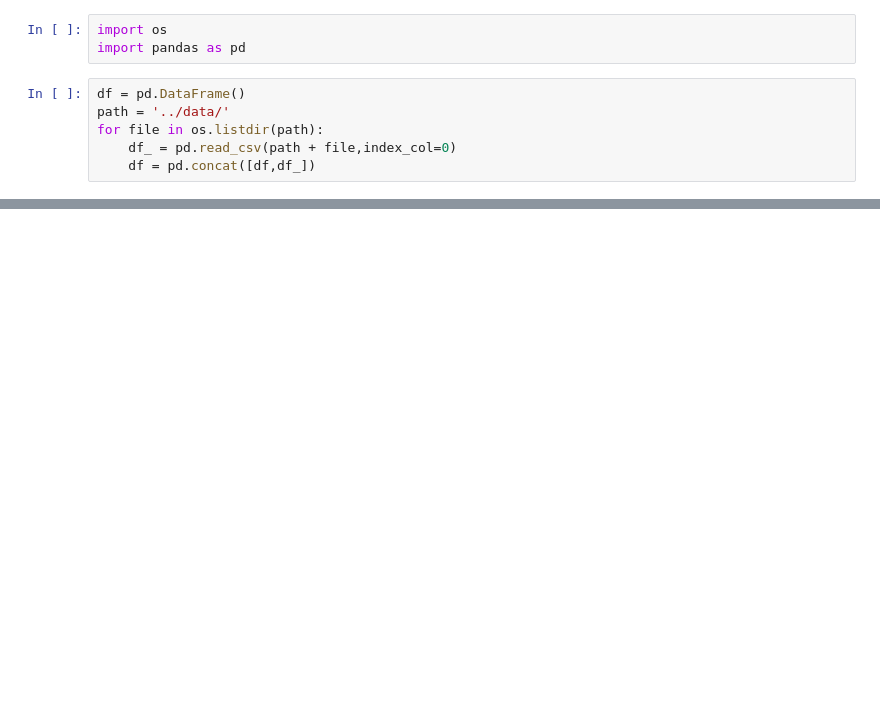
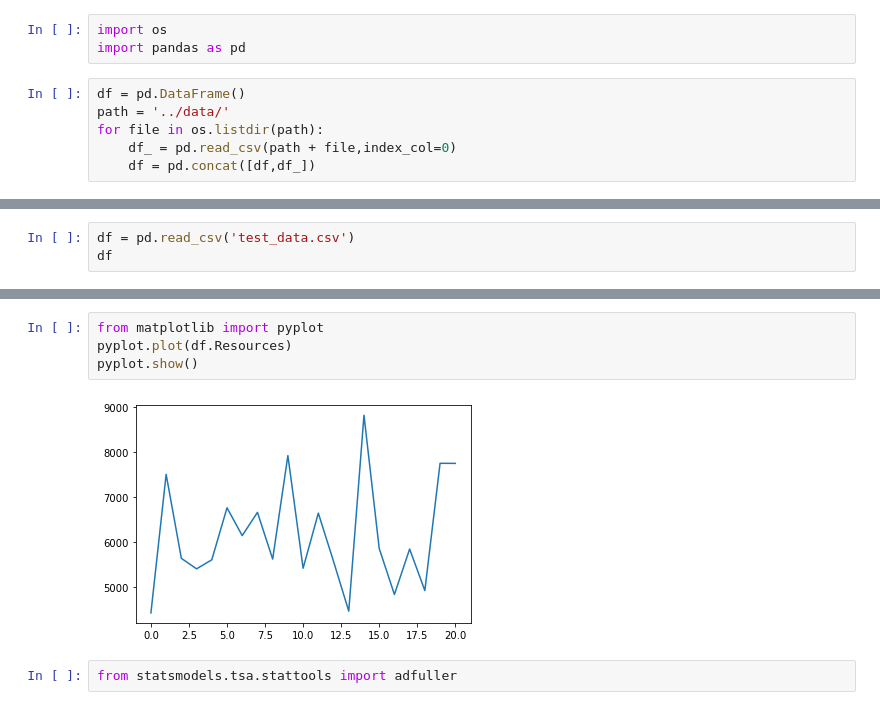
Before and after one commit to yashgawankar/Syndrome, a Jupyter notebook: modules/Untitled.ipynb, the cells around one changed output, grey strips where cells are left out. Saved outputs shown, nothing was run; the diff lists cells and outputs as text; blank space fills up the shorter version.

```diff
--- a/modules/Untitled.ipynb
+++ b/modules/Untitled.ipynb
@@ -70,0 +125,3 @@ ModuleNotFoundError: No module named 'tensorflow'
+# %%
+df = pd.read_csv('test_data.csv')
+df
@@ -70,0 +146,8 @@ ModuleNotFoundError: No module named 'tensorflow'
+# %%
+from matplotlib import pyplot
+pyplot.plot(df.Resources)
+pyplot.show()
+# %% [output]
+[figure, added]
+# %%
+from statsmodels.tsa.stattools import adfuller
```
Also changed, not shown: parts of 5 cells of this notebook, 2 other files.
